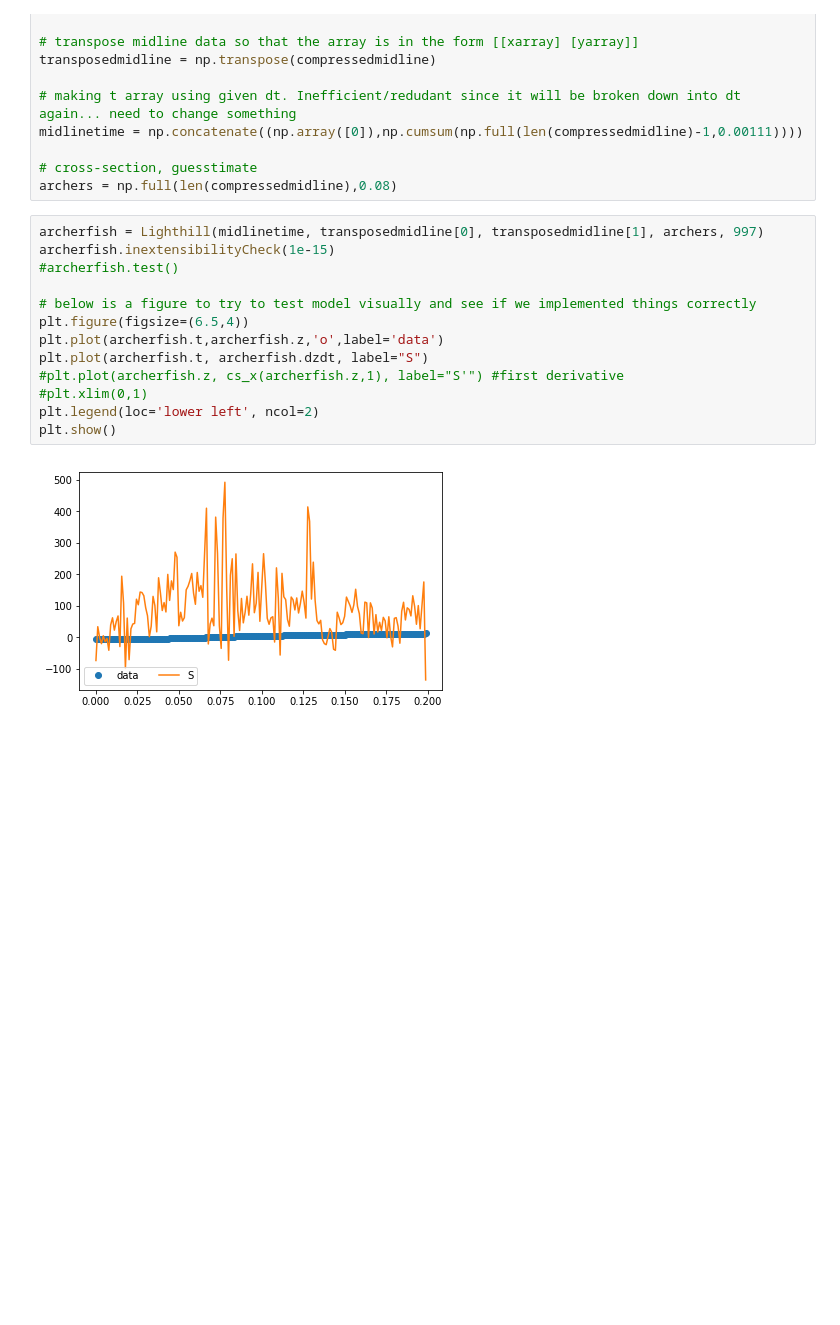
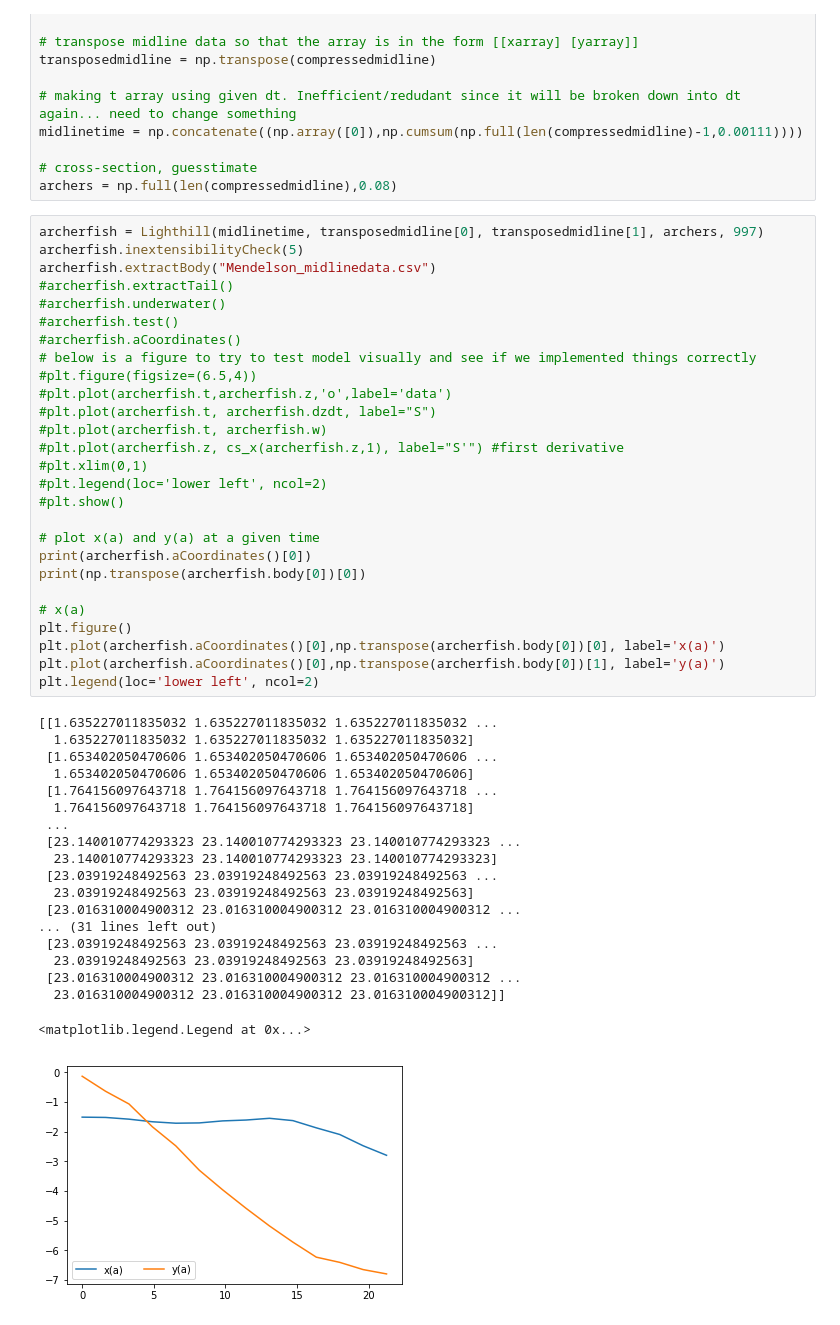
Before and after one commit to Flow-Imaging-Lab-at-Mudd/FILM-fish-model, a Jupyter notebook: lighthill-model.ipynb, the cells around one changed output. Cells and saved outputs as stored; diff of their text form; blank space fills up the shorter version.

Commit message:
Rewriting functions to keep body data and tail data

```diff
--- a/lighthill-model.ipynb
+++ b/lighthill-model.ipynb
@@ -482,16 +537,48 @@ midlinetime = np.concatenate((np.array([0]),np.cumsum(np.full(len(compressedmidl
 archers = np.full(len(compressedmidline),0.08)
 # %%
 archerfish = Lighthill(midlinetime, transposedmidline[0], transposedmidline[1], archers, 997)
-archerfish.inextensibilityCheck(1e-15)
+archerfish.inextensibilityCheck(5)
+archerfish.extractBody("Mendelson_midlinedata.csv")
+#archerfish.extractTail()
+#archerfish.underwater()
 #archerfish.test()
-
+#archerfish.aCoordinates()
 # below is a figure to try to test model visually and see if we implemented things correctly
-plt.figure(figsize=(6.5,4))
-plt.plot(archerfish.t,archerfish.z,'o',label='data')
-plt.plot(archerfish.t, archerfish.dzdt, label="S")
+#plt.figure(figsize=(6.5,4))
+#plt.plot(archerfish.t,archerfish.z,'o',label='data')
+#plt.plot(archerfish.t, archerfish.dzdt, label="S")
+#plt.plot(archerfish.t, archerfish.w)
 #plt.plot(archerfish.z, cs_x(archerfish.z,1), label="S'") #first derivative
 #plt.xlim(0,1)
+#plt.legend(loc='lower left', ncol=2)
+#plt.show()
+
+# plot x(a) and y(a) at a given time
+print(archerfish.aCoordinates()[0])
+print(np.transpose(archerfish.body[0])[0])
+
+# x(a)
+plt.figure()
+plt.plot(archerfish.aCoordinates()[0],np.transpose(archerfish.body[0])[0], label='x(a)')
+plt.plot(archerfish.aCoordinates()[0],np.transpose(archerfish.body[0])[1], label='y(a)')
 plt.legend(loc='lower left', ncol=2)
-plt.show()
 # %% [output]
+[[1.635227011835032 1.635227011835032 1.635227011835032 ...
+  1.635227011835032 1.635227011835032 1.635227011835032]
+ [1.653402050470606 1.653402050470606 1.653402050470606 ...
+  1.653402050470606 1.653402050470606 1.653402050470606]
+ [1.764156097643718 1.764156097643718 1.764156097643718 ...
+  1.764156097643718 1.764156097643718 1.764156097643718]
+ ...
+ [23.140010774293323 23.140010774293323 23.140010774293323 ...
+  23.140010774293323 23.140010774293323 23.140010774293323]
+ [23.03919248492563 23.03919248492563 23.03919248492563 ...
+  23.03919248492563 23.03919248492563 23.03919248492563]
+ [23.016310004900312 23.016310004900312 23.016310004900312 ...
+... (31 lines left out)
+ [23.03919248492563 23.03919248492563 23.03919248492563 ...
+  23.03919248492563 23.03919248492563 23.03919248492563]
+ [23.016310004900312 23.016310004900312 23.016310004900312 ...
+  23.016310004900312 23.016310004900312 23.016310004900312]]
+<matplotlib.legend.Legend at 0x...>
-[figure, old version]
+[figure, new version]
```
Also changed, not shown: parts of 1 cell of this notebook.
